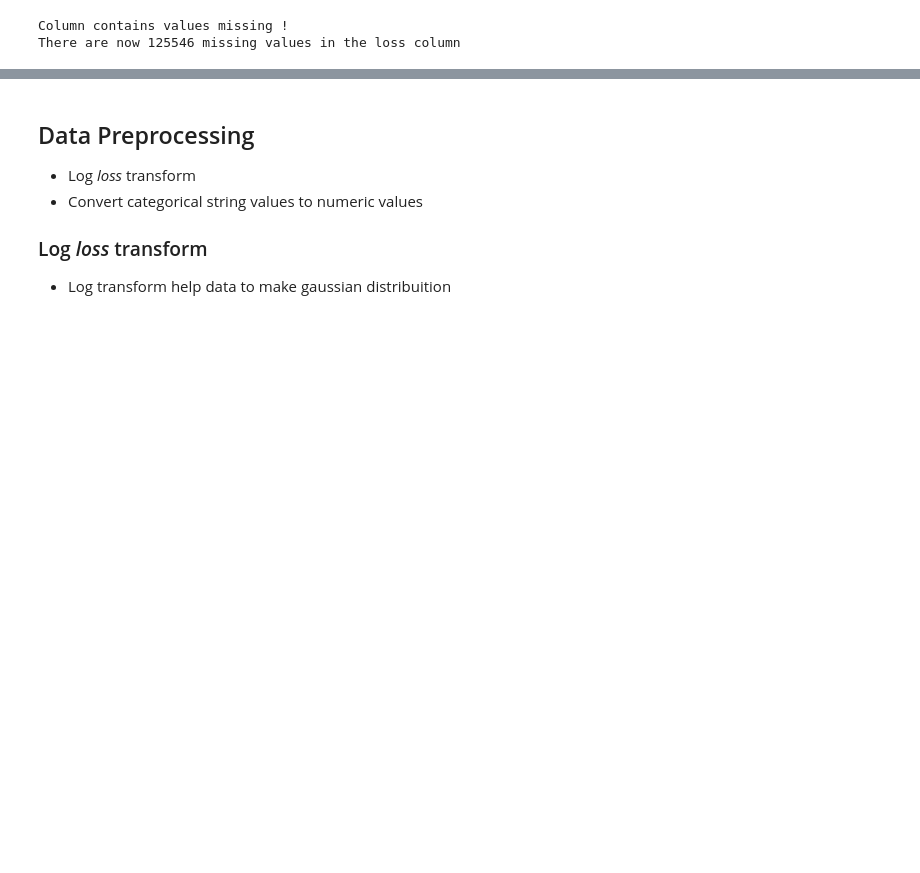
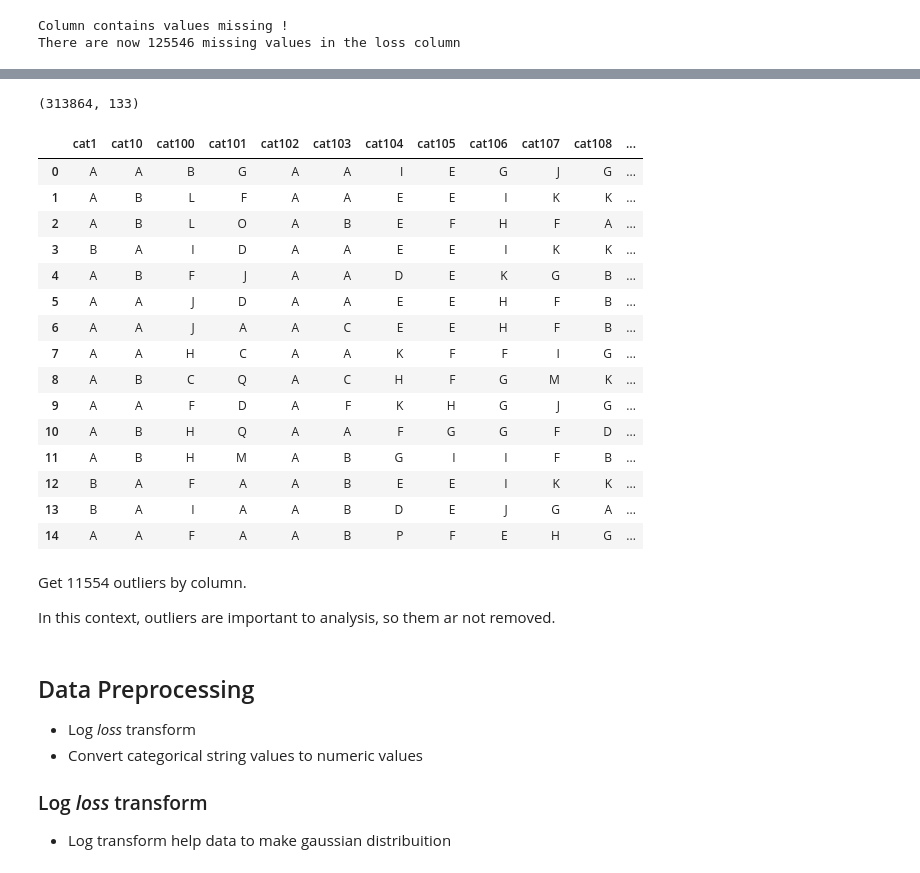
Before and after one commit to brunocampos01/allstate-claims-severity, a Jupyter notebook: notebooks/allstate_corporation-casptone_nanodegreed.ipynb, the cells around one changed output, grey strips where cells are left out. Drawn from its saved outputs; the diff is of its cells as text; code cells hidden in the pictures; blank space fills up the shorter version.

```diff
--- a/notebooks/allstate-corporation.ipynb
+++ b/notebooks/allstate_corporation-casptone_nanodegreed.ipynb
@@ -309,3 +427,30 @@ max       326.000000
+# %%
+data.shape
+# %% [output]
+(313864, 133)
+# %%
+data.head(15)
+# %% [output]
+|  | cat1 | cat10 | cat100 | cat101 | cat102 | cat103 | cat104 | cat105 | cat106 | cat107 | cat108 | ... |
+| 0 | A | A | B | G | A | A | I | E | G | J | G | ... |
+| 1 | A | B | L | F | A | A | E | E | I | K | K | ... |
+| 2 | A | B | L | O | A | B | E | F | H | F | A | ... |
+| 3 | B | A | I | D | A | A | E | E | I | K | K | ... |
+| 4 | A | B | F | J | A | A | D | E | K | G | B | ... |
+| 5 | A | A | J | D | A | A | E | E | H | F | B | ... |
+| 6 | A | A | J | A | A | C | E | E | H | F | B | ... |
+| 7 | A | A | H | C | A | A | K | F | F | I | G | ... |
+| 8 | A | B | C | Q | A | C | H | F | G | M | K | ... |
+| 9 | A | A | F | D | A | F | K | H | G | J | G | ... |
+| 10 | A | B | H | Q | A | A | F | G | G | F | D | ... |
+| 11 | A | B | H | M | A | B | G | I | I | F | B | ... |
+| 12 | B | A | F | A | A | B | E | E | I | K | K | ... |
+| 13 | B | A | I | A | A | B | D | E | J | G | A | ... |
+| 14 | A | A | F | A | A | B | P | F | E | H | G | ... |
+# %% [markdown]
+Get 11554 outliers by column.
+
+In this context, outliers are important to analysis, so them ar not removed.
 # %% [markdown]
 ## Data Preprocessing
 -  Log _loss_ transform
```
Also changed, not shown: parts of 40 cells of this notebook, 9 other files.
